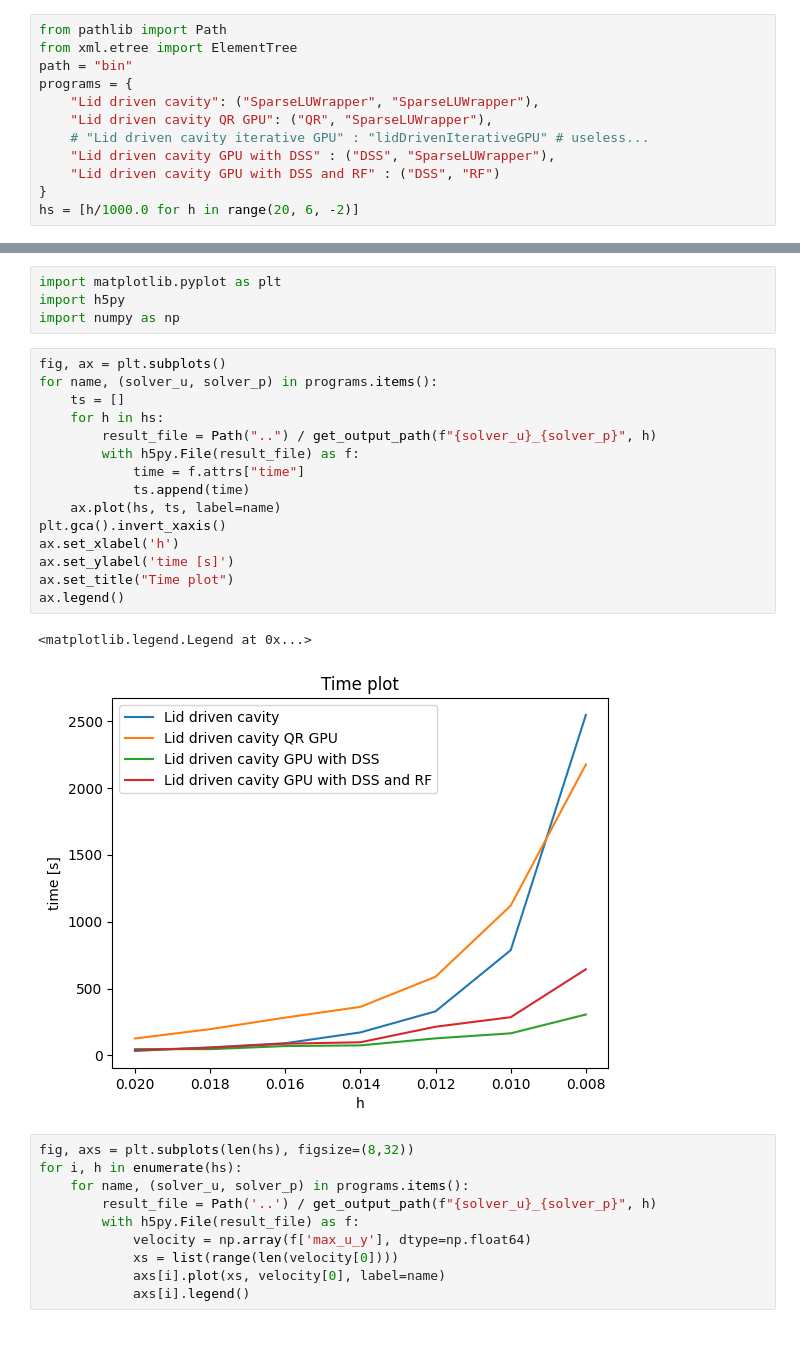
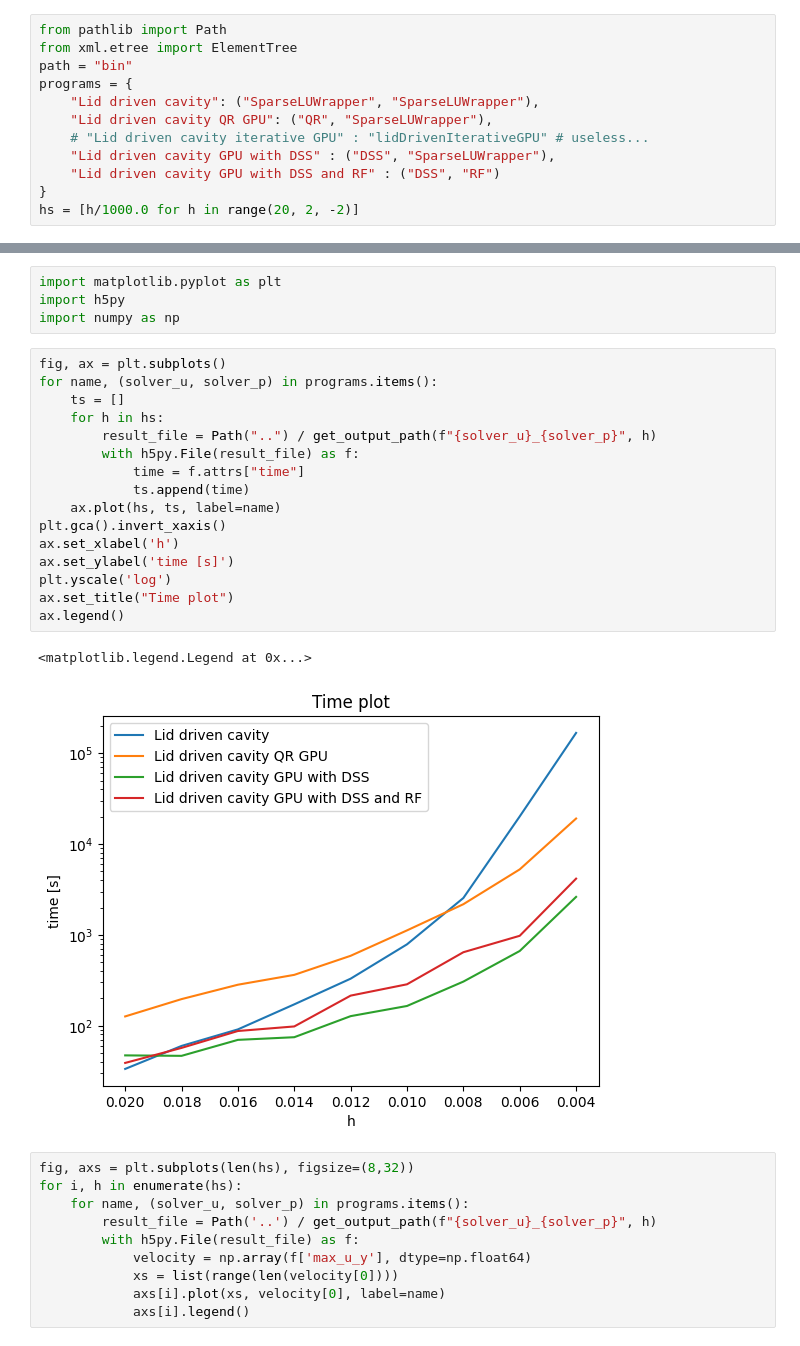
Before and after one commit to ggasper/lid-driven-cavity-gpu, a Jupyter notebook: benchmark/benchmark.ipynb, the cells around one changed output, grey strips where cells are left out. Cells and saved outputs as stored; diff of their text form.

```diff
--- a/benchmark/benchmark.ipynb
+++ b/benchmark/benchmark.ipynb
@@ -11,7 +11,7 @@ programs = {
     "Lid driven cavity GPU with DSS" : ("DSS", "SparseLUWrapper"),
     "Lid driven cavity GPU with DSS and RF" : ("DSS", "RF")
 }
-hs = [h/1000.0 for h in range(20, 6, -2)]
+hs = [h/1000.0 for h in range(20, 2, -2)]
 # %% [markdown]
 Create parameter files
 # %%
@@ -176,21 +176,22 @@ import numpy as np
 # %%
 fig, ax = plt.subplots()
 for name, (solver_u, solver_p) in programs.items():
     ts = []
     for h in hs:
         result_file = Path("..") / get_output_path(f"{solver_u}_{solver_p}", h)
         with h5py.File(result_file) as f:
             time = f.attrs["time"]
             ts.append(time)
     ax.plot(hs, ts, label=name)
 plt.gca().invert_xaxis()
 ax.set_xlabel('h')
 ax.set_ylabel('time [s]')
+plt.yscale('log')
 ax.set_title("Time plot")
 ax.legend()
 # %% [output]
 <matplotlib.legend.Legend at 0x...>
-[figure, old version]
+[figure, new version]
 # %%
 fig, axs = plt.subplots(len(hs), figsize=(8,32))
 for i, h in enumerate(hs):
```
Also changed, not shown: 3 other files.
